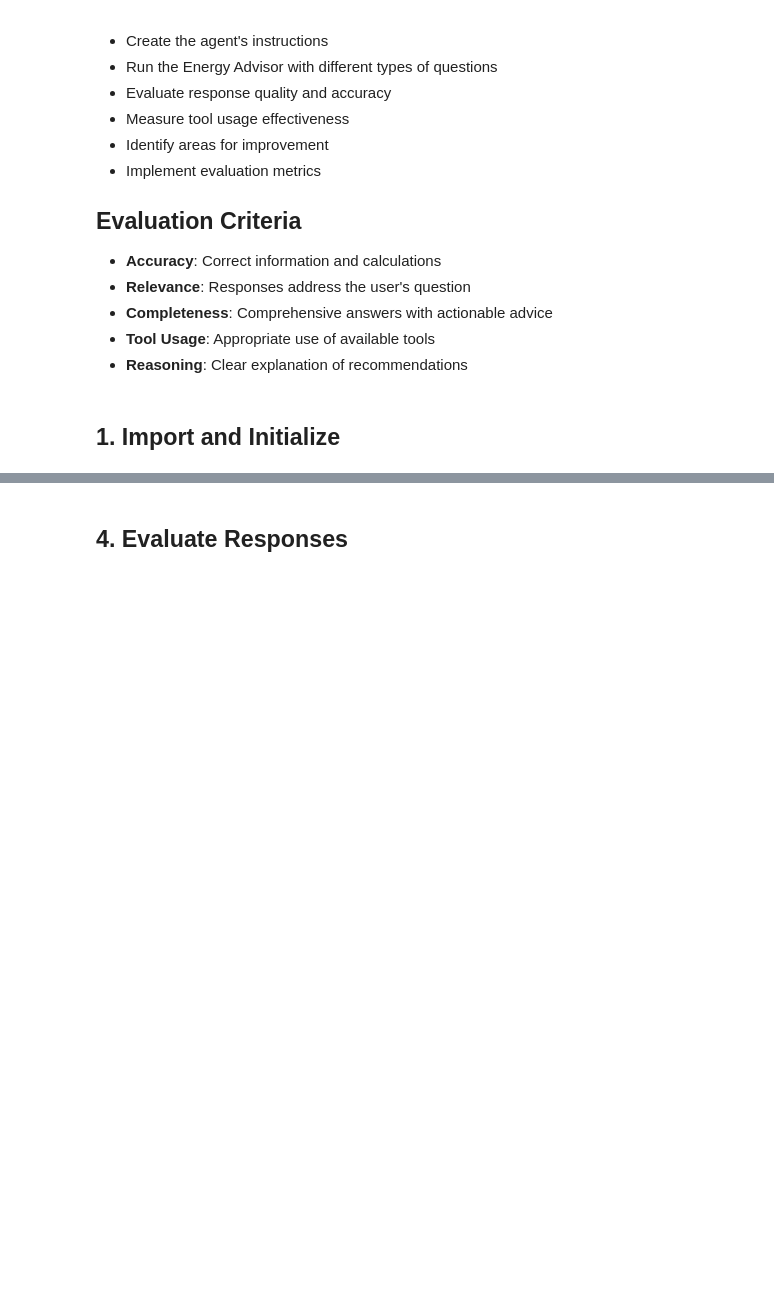
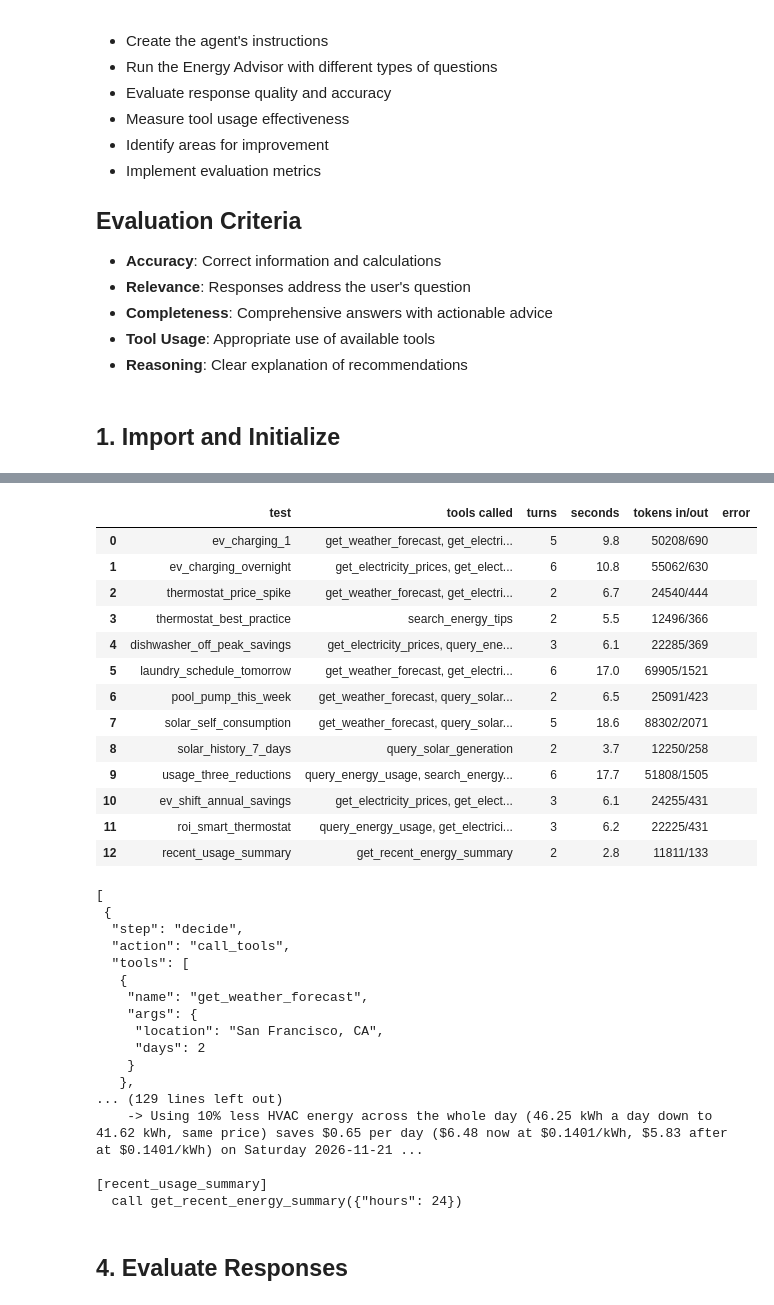
Before and after one commit to tyvee1/ecohome-energy-advisor, a Jupyter notebook: ecohome_solution/03_run_and_evaluate.ipynb, the cells around one changed output, grey strips where cells are left out. Saved outputs shown, nothing was run; the diff lists cells and outputs as text; code cells hidden in the pictures; blank space fills up the shorter version.

```diff
--- a/ecohome_solution/03_run_and_evaluate.ipynb
+++ b/ecohome_solution/03_run_and_evaluate.ipynb
@@ -147,0 +206,7 @@ SCENARIOS = ["EV charging optimization", "Thermostat settings", "Appliance sched
+# %%
+# The example answer went through the same validation as every test below: show its record, so an answer
+# that is still wrong after the advisor was sent back is visible here and not only in the state.
+print(f"Validation: missing {response.get('missing_required_tools') or 'none'}; "
+      f"unresolved {response.get('content_issues') or 'none'}; sent back {response.get('validation_retries', 0)} time(s)")
+for added in response.get("completed_by_code", []):
+    print(f"Completed by code: {added}")
@@ -415,2 +477,0 @@ print(json.dumps(test_results[0]["decisions"], indent=1)[:1500])
-# %% [markdown]
-## 4. Evaluate Responses
@@ -544 +478,60 @@ def check_periods(final_response, messages):
+# %%
+# test_results holds everything above, including the full message history of each run in 'response'.
+# A compact view; the decision log of the first test shows what is recorded for every test.
+pd.set_option("display.max_colwidth", 70)
+display(pd.DataFrame([{
+    "test": r["test_id"], "tools called": ", ".join(r["tools_called"]), "turns": r["model_turns"],
+    "seconds": r["seconds"], "tokens in/out": f"{r['tokens']['input_tokens']}/{r['tokens']['output_tokens']}",
+    "error": r.get("error", ""),
+} for r in test_results]))
+print(json.dumps(test_results[0]["decisions"], indent=1)[:1500])
+
+# Every tool call each test made, with its arguments, and what each savings calculation used: the evidence
+# behind each figure in the answers above, so a reader can check them.
+for r in test_results:
+    print(f"\n[{r['test_id']}]")
+    for m in (r["response"]["messages"] if isinstance(r.get("response"), dict) else []):
+        for call in getattr(m, "tool_calls", None) or []:
+            print(f"  call {call['name']}({json.dumps(call['args'])})")
+        if isinstance(m, ToolMessage) and m.name == "calculate_energy_savings":
+            try:
+                c = json.loads(m.content)
+            except (TypeError, ValueError):
+                continue
+            print(f"    -> {c.get('summary') or c.get('error')}  usage: {c.get('current_usage_kwh')} kWh, {c.get('usage_from')}; "
+                  f"prices: {c.get('price_per_kwh')} -> {c.get('optimized_price_per_kwh')}, {c.get('prices_from')}")
+# %% [output]
+|  | test | tools called | turns | seconds | tokens in/out | error |
+| 0 | ev_charging_1 | get_weather_forecast, get_electri... | 5 | 9.8 | 50208/690 |  |
+| 1 | ev_charging_overnight | get_electricity_prices, get_elect... | 6 | 10.8 | 55062/630 |  |
+| 2 | thermostat_price_spike | get_weather_forecast, get_electri... | 2 | 6.7 | 24540/444 |  |
+| 3 | thermostat_best_practice | search_energy_tips | 2 | 5.5 | 12496/366 |  |
+| 4 | dishwasher_off_peak_savings | get_electricity_prices, query_ene... | 3 | 6.1 | 22285/369 |  |
+| 5 | laundry_schedule_tomorrow | get_weather_forecast, get_electri... | 6 | 17.0 | 69905/1521 |  |
+| 6 | pool_pump_this_week | get_weather_forecast, query_solar... | 2 | 6.5 | 25091/423 |  |
+| 7 | solar_self_consumption | get_weather_forecast, query_solar... | 5 | 18.6 | 88302/2071 |  |
+| 8 | solar_history_7_days | query_solar_generation | 2 | 3.7 | 12250/258 |  |
+| 9 | usage_three_reductions | query_energy_usage, search_energy... | 6 | 17.7 | 51808/1505 |  |
+| 10 | ev_shift_annual_savings | get_electricity_prices, get_elect... | 3 | 6.1 | 24255/431 |  |
+| 11 | roi_smart_thermostat | query_energy_usage, get_electrici... | 3 | 6.2 | 22225/431 |  |
+| 12 | recent_usage_summary | get_recent_energy_summary | 2 | 2.8 | 11811/133 |  |
+[
+ {
+  "step": "decide",
+  "action": "call_tools",
+  "tools": [
+   {
+    "name": "get_weather_forecast",
+    "args": {
+     "location": "San Francisco, CA",
+     "days": 2
+    }
+   },
+... (129 lines left out)
+    -> Using 10% less HVAC energy across the whole day (46.25 kWh a day down to 41.62 kWh, same price) saves $0.65 per day ($6.48 now at $0.1401/kWh, $5.83 after at $0.1401/kWh) on Saturday 2026-11-21 ...
+
+[recent_usage_summary]
+  call get_recent_energy_summary({"hours": 24})
+# %% [markdown]
+## 4. Evaluate Responses
 # %%
```
Also changed, not shown: parts of 32 cells of this notebook, 9 other files.
